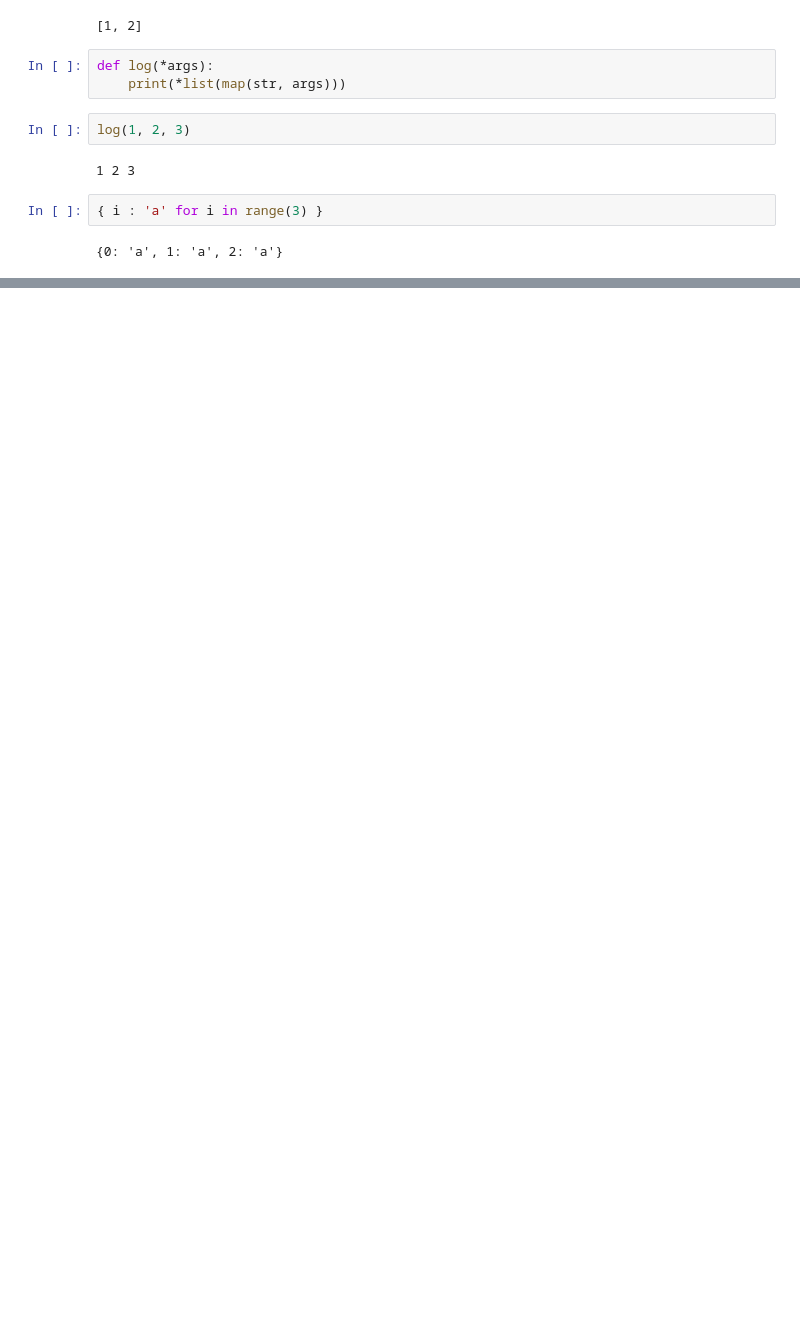
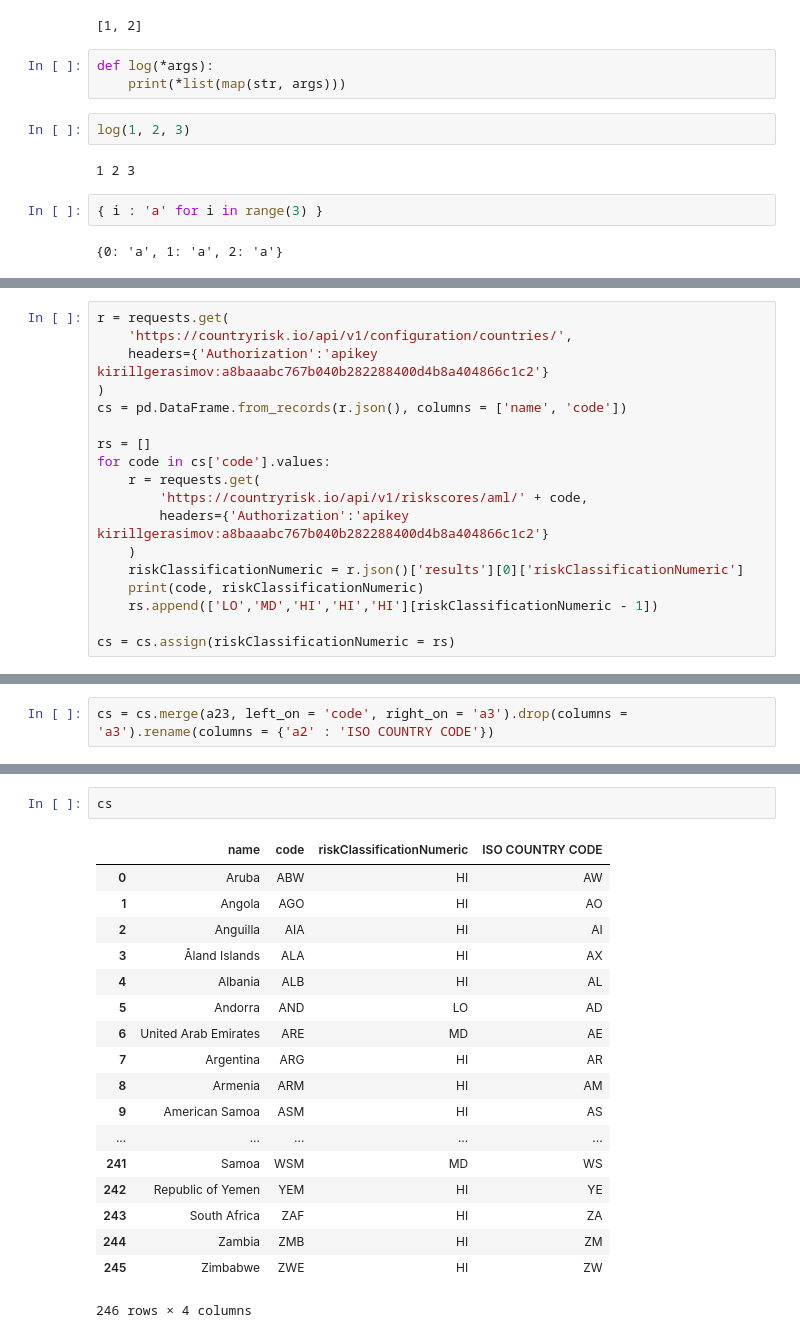
Before and after one commit to joe642/sibost15, a Jupyter notebook: analytics/notebooks/_kg/API.ipynb, the cells around one changed output, grey strips where cells are left out. Saved outputs shown, nothing was run; the diff lists cells and outputs as text; blank space fills up the shorter version.

Commit message:
[API] Added integration with Country Risk API and a mock gCase response for case IDs.

```diff
--- a/analytics/notebooks/_kg/API.ipynb
+++ b/analytics/notebooks/_kg/API.ipynb
@@ -333,0 +336,18 @@ log(1, 2, 3)
+# %%
+r = requests.get(
+    'https://countryrisk.io/api/v1/configuration/countries/',
+    headers={'Authorization':'apikey kirillgerasimov:a8baaabc767b040b282288400d4b8a404866c1c2'}
+)
+cs = pd.DataFrame.from_records(r.json(), columns = ['name', 'code'])
+
+rs = []
+for code in cs['code'].values:
+    r = requests.get(
+        'https://countryrisk.io/api/v1/riskscores/aml/' + code,
+        headers={'Authorization':'apikey kirillgerasimov:a8baaabc767b040b282288400d4b8a404866c1c2'}
+    )
+    riskClassificationNumeric = r.json()['results'][0]['riskClassificationNumeric']
+    print(code, riskClassificationNumeric)
+    rs.append(['LO','MD','HI','HI','HI'][riskClassificationNumeric - 1])
+
+cs = cs.assign(riskClassificationNumeric = rs)
@@ -333,0 +644,2 @@ log(1, 2, 3)
+# %%
+cs = cs.merge(a23, left_on = 'code', right_on = 'a3').drop(columns = 'a3').rename(columns = {'a2' : 'ISO COUNTRY CODE'})
@@ -333,0 +668,21 @@ log(1, 2, 3)
+# %%
+cs
+# %% [output]
+|  | name | code | riskClassificationNumeric | ISO COUNTRY CODE |
+| 0 | Aruba | ABW | HI | AW |
+| 1 | Angola | AGO | HI | AO |
+| 2 | Anguilla | AIA | HI | AI |
+| 3 | Åland Islands | ALA | HI | AX |
+| 4 | Albania | ALB | HI | AL |
+| 5 | Andorra | AND | LO | AD |
+| 6 | United Arab Emirates | ARE | MD | AE |
+| 7 | Argentina | ARG | HI | AR |
+| 8 | Armenia | ARM | HI | AM |
+| 9 | American Samoa | ASM | HI | AS |
+| ... | ... | ... | ... | ... |
+| 241 | Samoa | WSM | MD | WS |
+| 242 | Republic of Yemen | YEM | HI | YE |
+| 243 | South Africa | ZAF | HI | ZA |
+| 244 | Zambia | ZMB | HI | ZM |
+| 245 | Zimbabwe | ZWE | HI | ZW |
+246 rows × 4 columns
```
Also changed, not shown: parts of 7 cells of this notebook, 5 other files.
